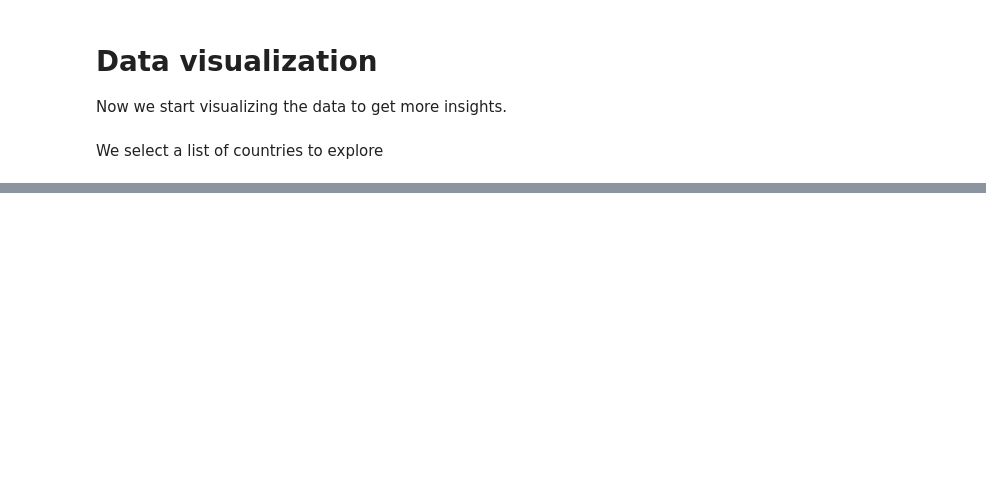
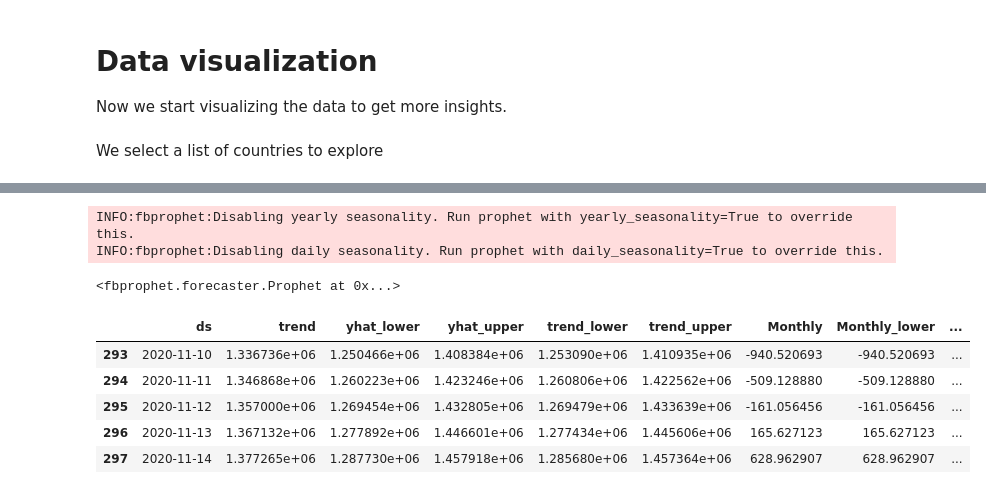
Before and after one commit to carlosperezm/covid_time_series, a Jupyter notebook: covid_time_series.ipynb, the cells around one changed output, grey strips where cells are left out. Drawn from its saved outputs; the diff is of its cells as text; code cells hidden in the pictures; blank space fills up the shorter version.

```diff
--- a/covid_time_series.ipynb
+++ b/covid_time_series.ipynb
@@ -148,0 +215,8 @@ alt.Chart(selected_countries).mark_circle().encode(
+# %%
+cases_colombia_train, cases_colombia_test = train_test_split(cases_colombia, 70)
+# %%
+model_colombia.fit(cases_colombia_train)
+# %% [output]
+INFO:fbprophet:Disabling yearly seasonality. Run prophet with yearly_seasonality=True to override this.
+INFO:fbprophet:Disabling daily seasonality. Run prophet with daily_seasonality=True to override this.
+<fbprophet.forecaster.Prophet at 0x...>
@@ -148,0 +229,10 @@ alt.Chart(selected_countries).mark_circle().encode(
+# %%
+forecast['ds'] = pd.to_datetime(forecast['ds'])
+forecast.tail(5)
+# %% [output]
+|  | ds | trend | yhat_lower | yhat_upper | trend_lower | trend_upper | Monthly | Monthly_lower | ... |
+| 293 | 2020-11-10 | 1.336736e+06 | 1.250466e+06 | 1.408384e+06 | 1.253090e+06 | 1.410935e+06 | -940.520693 | -940.520693 | ... |
+| 294 | 2020-11-11 | 1.346868e+06 | 1.260223e+06 | 1.423246e+06 | 1.260806e+06 | 1.422562e+06 | -509.128880 | -509.128880 | ... |
+| 295 | 2020-11-12 | 1.357000e+06 | 1.269454e+06 | 1.432805e+06 | 1.269479e+06 | 1.433639e+06 | -161.056456 | -161.056456 | ... |
+| 296 | 2020-11-13 | 1.367132e+06 | 1.277892e+06 | 1.446601e+06 | 1.277434e+06 | 1.445606e+06 | 165.627123 | 165.627123 | ... |
+| 297 | 2020-11-14 | 1.377265e+06 | 1.287730e+06 | 1.457918e+06 | 1.285680e+06 | 1.457364e+06 | 628.962907 | 628.962907 | ... |
```
Also changed, not shown: parts of 22 cells of this notebook.
